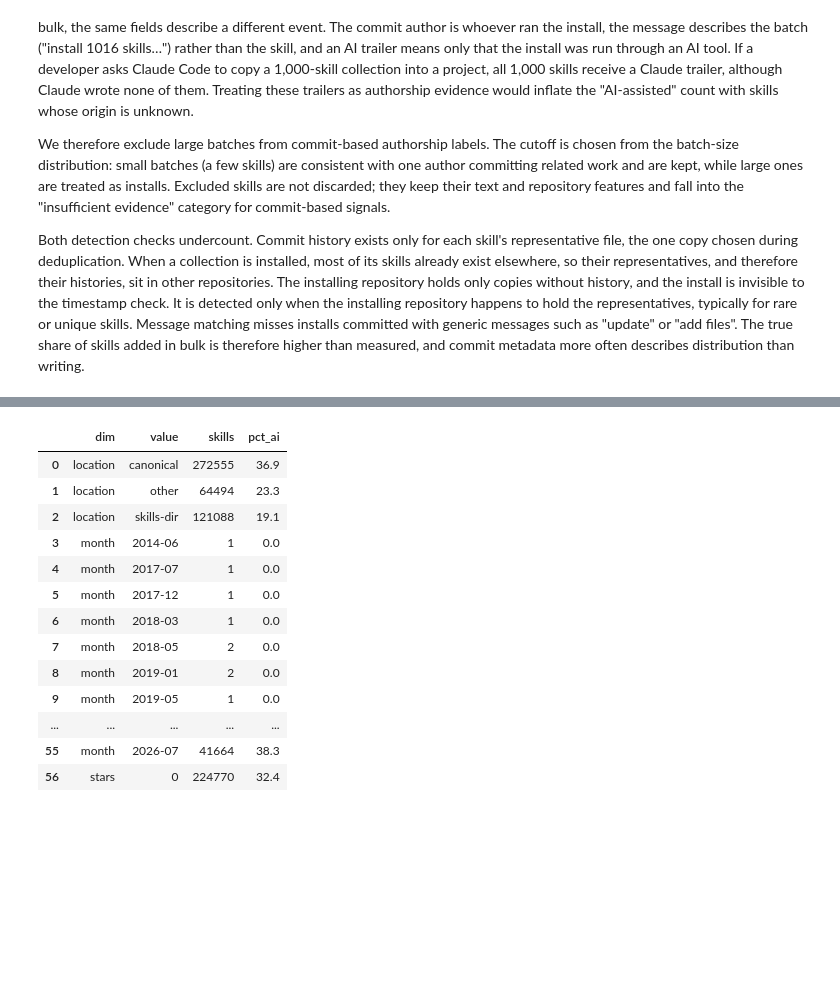
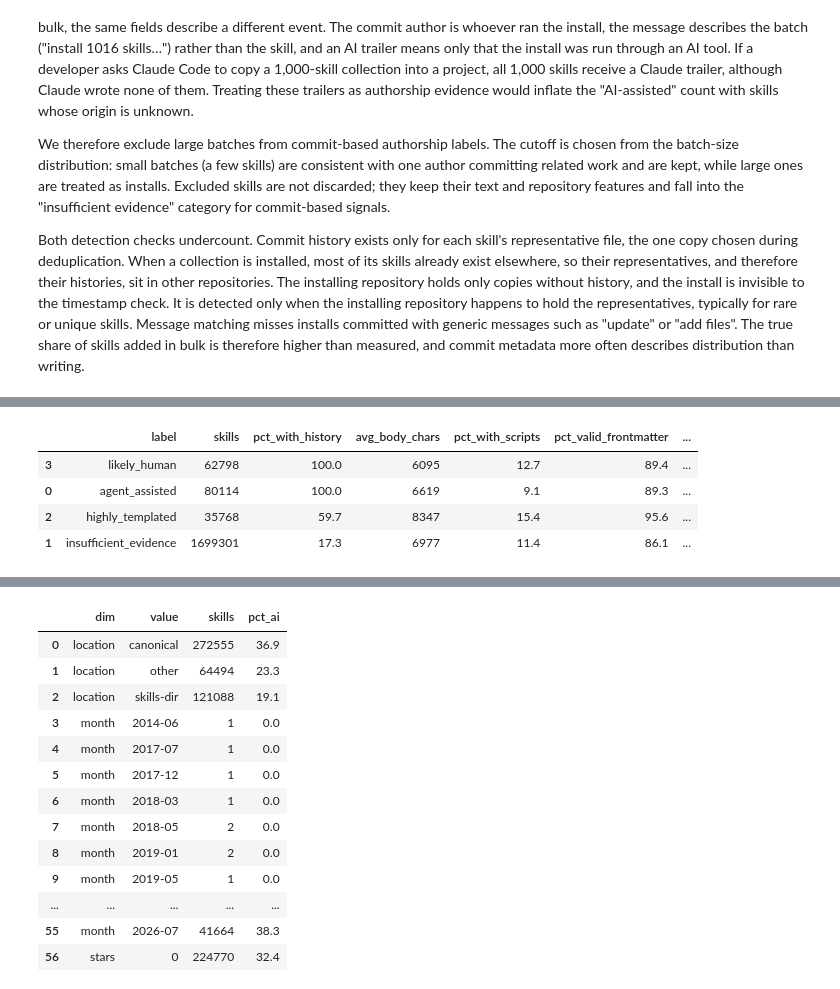
Before and after one commit to TJ690/SWE-Group-Project--Project-3, a Jupyter notebook: src/notebooks/EDA_authorship.ipynb, the cells around one changed output, grey strips where cells are left out. Drawn from its saved outputs; the diff is of its cells as text; code cells hidden in the pictures; blank space fills up the shorter version.

```diff
--- a/src/notebooks/EDA_authorship.ipynb
+++ b/src/notebooks/EDA_authorship.ipynb
@@ -491,0 +742,22 @@ distribution than writing.
+# %%
+label_content = con.execute("""
+SELECT label,
+       COUNT(*) AS skills,
+       ROUND(100.0 * AVG(has_history::INT), 1) AS pct_with_history,
+       CAST(AVG(body_chars) AS INT) AS avg_body_chars,
+       ROUND(100.0 * AVG(has_scripts::INT), 1) AS pct_with_scripts,
+       ROUND(100.0 * AVG(frontmatter_valid::INT), 1) AS pct_valid_frontmatter,
+       ROUND(AVG(CASE WHEN has_history THEN commit_count END), 2) AS avg_commits_when_history
+FROM skill_label
+GROUP BY 1
+""").df()
+order = ["likely_human", "agent_assisted", "highly_templated", "insufficient_evidence"]
+label_content["label"] = pd.Categorical(label_content.label, order, ordered=True)
+label_content = label_content.sort_values("label").assign(label=lambda d: d.label.astype(str))
+label_content
+# %% [output]
+|  | label | skills | pct_with_history | avg_body_chars | pct_with_scripts | pct_valid_frontmatter | ... |
+| 3 | likely_human | 62798 | 100.0 | 6095 | 12.7 | 89.4 | ... |
+| 0 | agent_assisted | 80114 | 100.0 | 6619 | 9.1 | 89.3 | ... |
+| 2 | highly_templated | 35768 | 59.7 | 8347 | 15.4 | 95.6 | ... |
+| 1 | insufficient_evidence | 1699301 | 17.3 | 6977 | 11.4 | 86.1 | ... |
```
Also changed, not shown: parts of 22 cells of this notebook, 9 other files.
